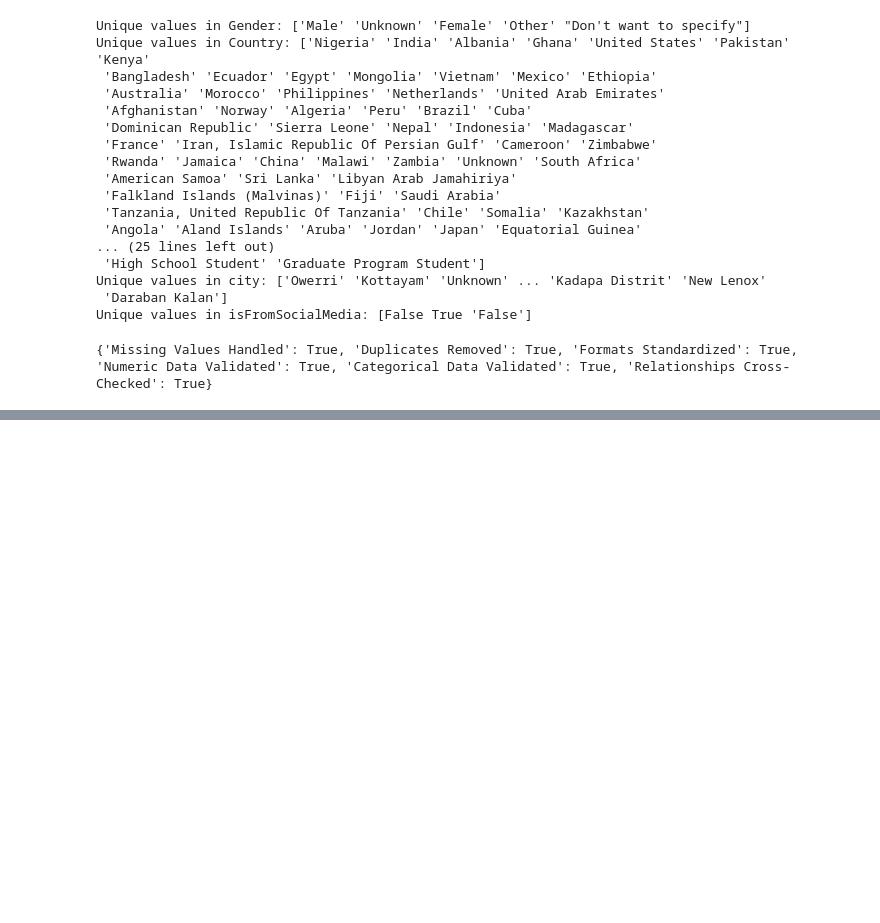
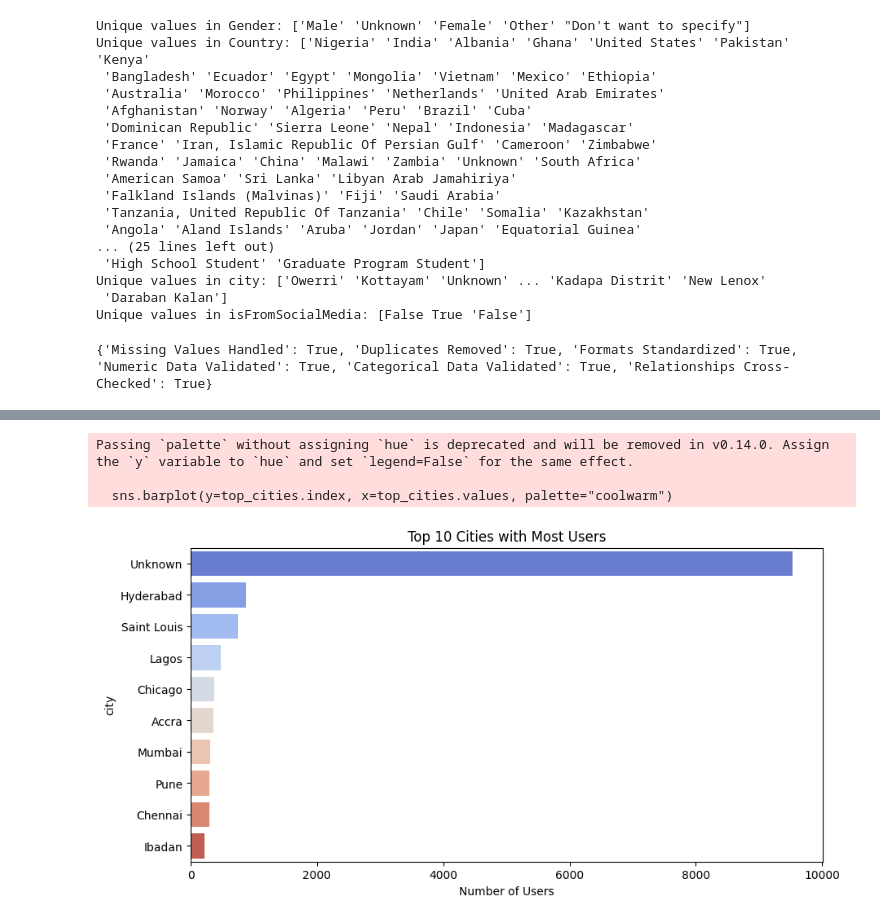
Before and after one commit to srijapamu25/Project-2, a Jupyter notebook: User_data_(Week_1).ipynb, the cells around one changed output, grey strips where cells are left out. Drawn from its saved outputs; the diff is of its cells as text; code cells hidden in the pictures; blank space fills up the shorter version.

```diff
--- a/User_data_(Week_1).ipynb
+++ b/User_data_(Week_1).ipynb
@@ -191,0 +234,15 @@ print(summary)
+# %%
+# Bar graph for top 10 cities with most users
+
+plt.figure(figsize=(10, 5))
+top_cities = df["city"].value_counts().head(10)
+sns.barplot(y=top_cities.index, x=top_cities.values, palette="coolwarm")
+plt.title("Top 10 Cities with Most Users")
+plt.xlabel("Number of Users")
+plt.ylabel("city")
+plt.show()
+# %% [output]
+Passing `palette` without assigning `hue` is deprecated and will be removed in v0.14.0. Assign the `y` variable to `hue` and set `legend=False` for the same effect.
+
+  sns.barplot(y=top_cities.index, x=top_cities.values, palette="coolwarm")
+[figure, added]
```
Also changed, not shown: parts of 8 cells of this notebook.
